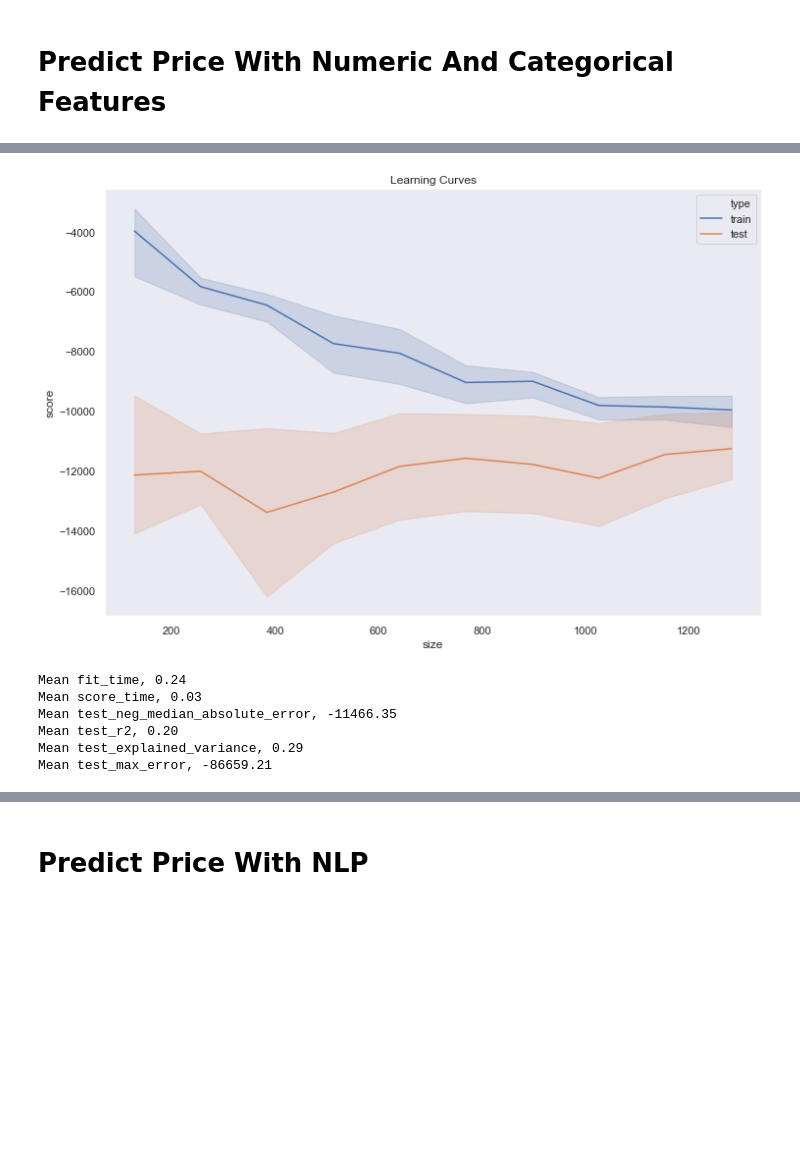
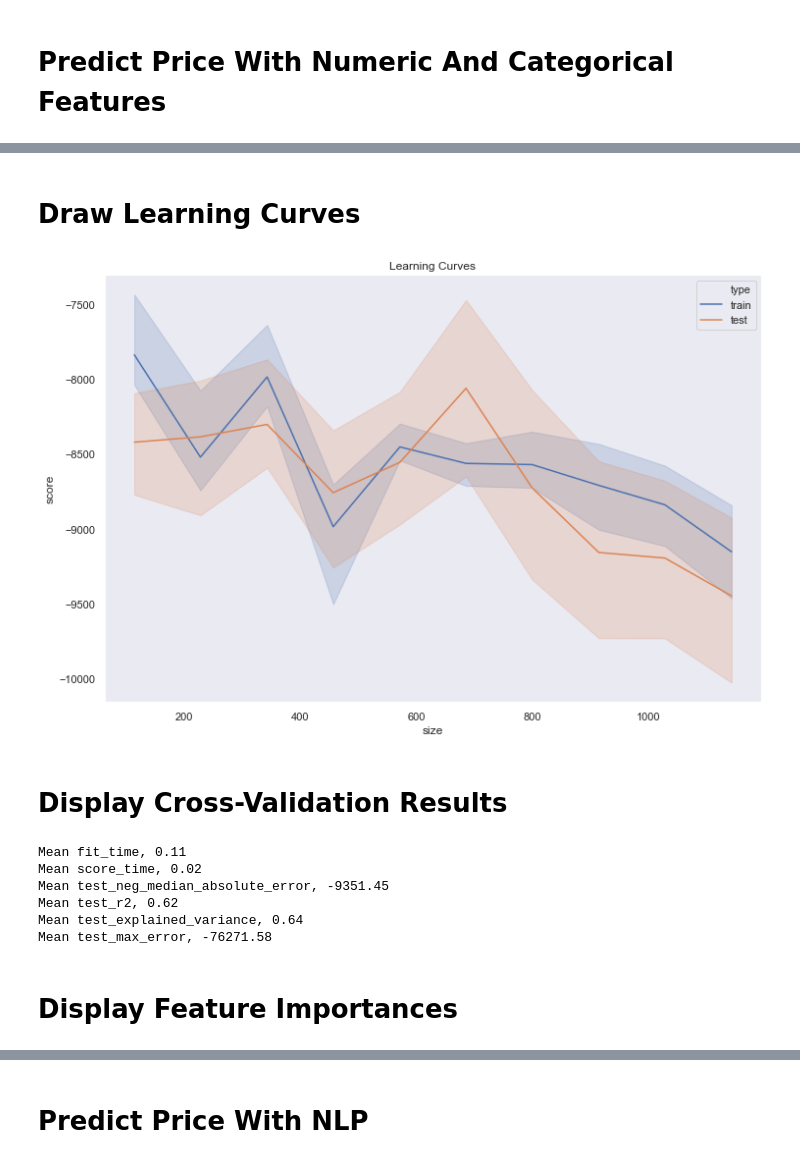
Before and after one commit to rossrco/analyses, a Jupyter notebook: home_oslo_home/modelling.ipynb, the cells around one changed output, grey strips where cells are left out. Saved outputs shown, nothing was run; the diff lists cells and outputs as text; code cells hidden in the pictures; blank space fills up the shorter version.

Commit message:
clean-up code in the modelling notebook

```diff
--- a/home_oslo_home/modelling.ipynb
+++ b/home_oslo_home/modelling.ipynb
@@ -370,2 +366,0 @@ def create_model():
-# %%
-estimator = AdaBoostRegressor(n_estimators=100, learning_rate=0.1, loss='square', random_state=random_seed)
@@ -377,11 +374,6 @@ steps = []
 steps.append(('scale', MinMaxScaler()))
 steps.append(('normalize', Normalizer()))
 # steps.append(('standardize', StandardScaler()))
-# steps.append(('dl', KerasRegressor(build_fn=create_model, epochs=700, batch_size=700, verbose=False)))
-steps.append(('ada', estimator))
-# steps.append(('linear', LinearRegression()))
-# steps.append(('kneighbors', KNeighborsRegressor()))
-# steps.append(('bayes', ComplementNB()))
-# steps.append(('mlp', MLPRegressor()))
+steps.append(('estimator', estimator))
 # %%
 pipeline = Pipeline(steps)
@@ -428,3 +422,3 @@ property_type_Rekkehus             16
 dtype: int64
 # %%
-selected_features = list(feature_ranking[feature_ranking < 9].index)
+selected_features = list(feature_ranking[feature_ranking <= 3].index)
@@ -443,20 +439,36 @@ Pipeline(memory=None,
 pred = pipeline.predict(X_test[selected_features])
 # %%
 y_pred = pd.Series(pred, index=y_test.index, name='predicted')
+# %% [markdown]
+# Draw Learning Curves
+# %%
+learning_curve_res = get_learning_curves(pipeline, X_train[selected_features], y_train, score='neg_median_absolute_error')
 # %%
 fig = plt.figure(figsize = (12, 8))
 plt.title('Learning Curves')
-draw_learning_curves(pipeline, X[selected_features], y, score='neg_median_absolute_error')
+sns.lineplot(x='size', y='score', hue='type', data=learning_curve_res)
 plt.show()
 # %% [output]
-[figure, old version]
+[figure, new version]
+# %% [markdown]
+# Display Cross-Validation Results
 # %%
-print_cv_res(pipeline, X[selected_features], y, score=['neg_median_absolute_error', 'r2', 'explained_variance', 'max_error'])
+cv_res = get_cv_res(pipeline,
+                    X_train[selected_features],
+                    y_train,
+                    score=['neg_median_absolute_error',
+                           'r2',
+                           'explained_variance',
+                           'max_error'])
-# %% [output]
-Mean fit_time, 0.24
-Mean score_time, 0.03
-Mean test_neg_median_absolute_error, -11466.35
-Mean test_r2, 0.20
-Mean test_explained_variance, 0.29
-Mean test_max_error, -86659.21
+# %%
+print_cv_res(cv_res)
+# %% [output]
+Mean fit_time, 0.11
+Mean score_time, 0.02
+Mean test_neg_median_absolute_error, -9351.45
+Mean test_r2, 0.62
+Mean test_explained_variance, 0.64
+Mean test_max_error, -76271.58
+# %% [markdown]
+# Display Feature Importances
 # %%
```
Also changed, not shown: parts of 82 cells of this notebook, 1 other file.
